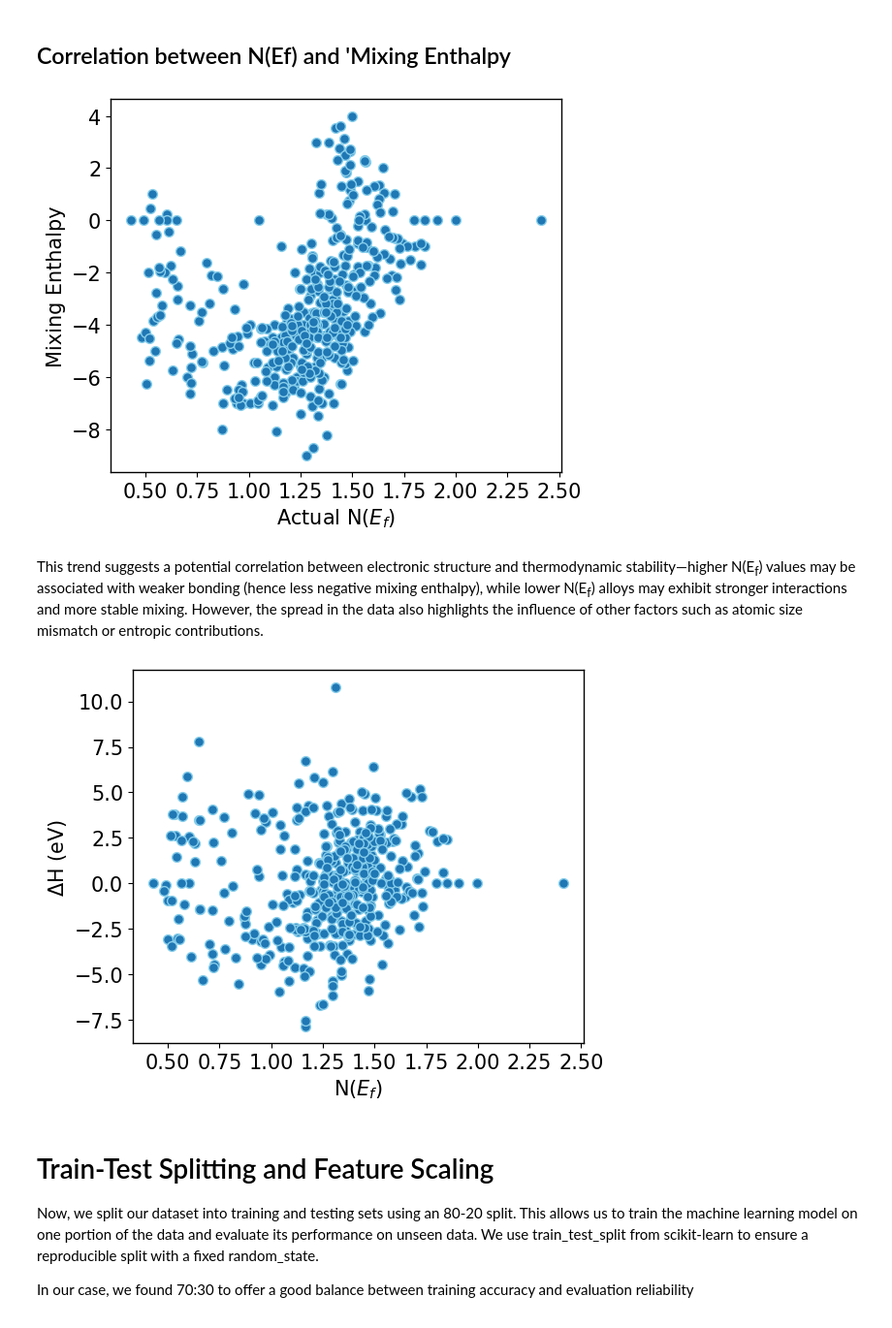
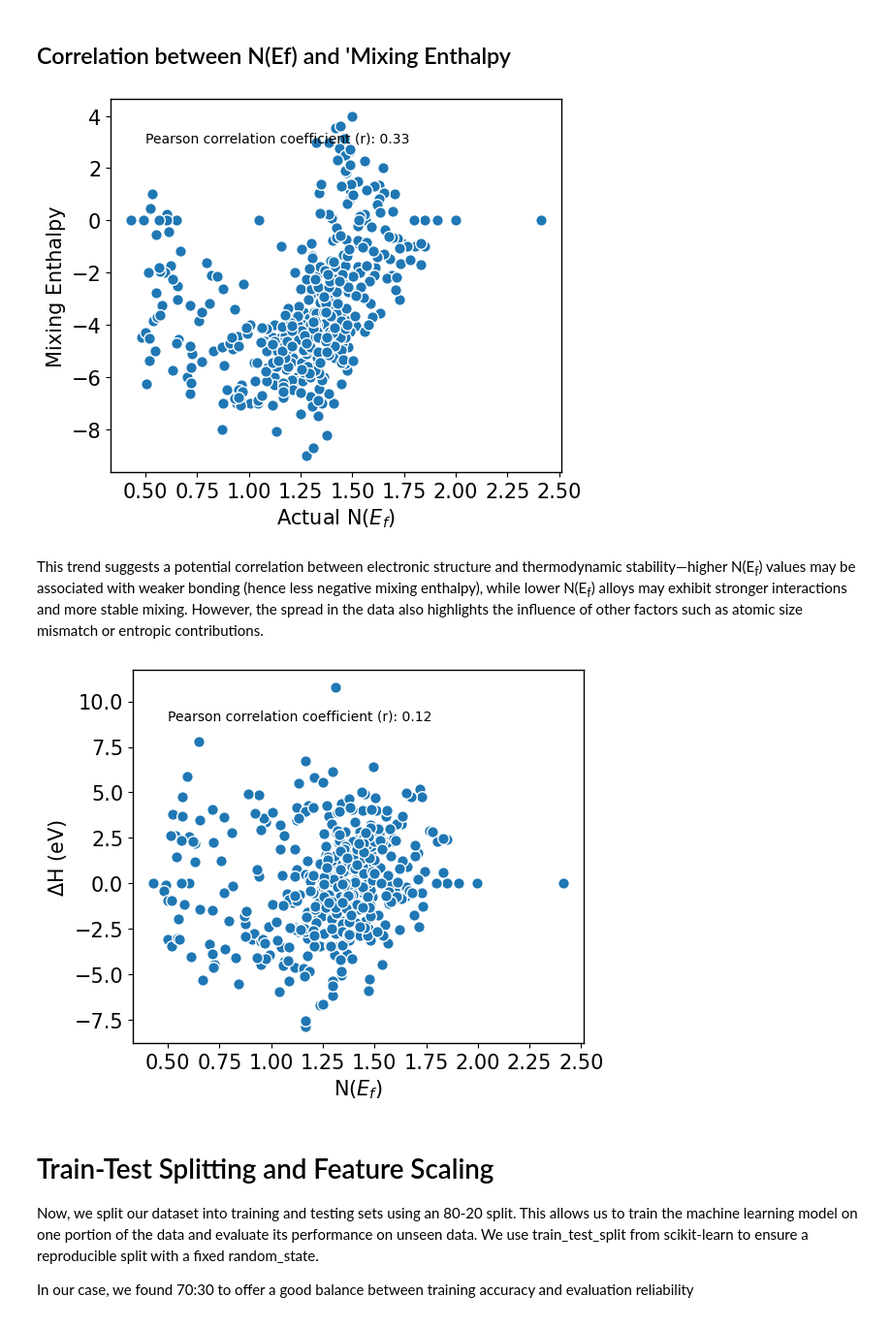
Before and after one commit to dppant/electronic-DOS-prediction, a Jupyter notebook: process-design-develop-model.ipynb, the cells around one changed output. Shown at 97% size. Cells and saved outputs as stored; diff of their text form; code cells hidden in the pictures.

```diff
--- a/process-design-develop-model.ipynb
+++ b/process-design-develop-model.ipynb
@@ -461,8 +245,7 @@ df.head()
 | 3 | Cr50Ti50 | 1.4112 | 0.734815 | BCC | -7.0 | 5.0 | 1787.5 | ... |
 | 4 | Cr50V50 | 1.2213 | -2.022501 | BCC | -2.0 | 5.5 | 1908.5 | ... |
 # %%
-df.to_csv('Final_df_all_bcc.csv', index=False)
-df= pd.read_csv('Final_df_all_bcc.csv')
+df.to_csv('final_df_all_bcc.csv', index=False)
 df.info()
 # %% [output]
 <class 'pandas.core.frame.DataFrame'>
@@ -587,30 +373,30 @@ df.head()
 # %%
 import matplotlib.pyplot as plt
 
 plt.figure(figsize=(6, 5))
 fs = 15
-plt.scatter(df['N(Ef)'], df['Mixing Enthalpy'], marker='o', c= 'tab:blue', s=50, edgecolor='skyblue')
+plt.scatter(df['N(Ef)'], df['Mixing Enthalpy'], marker='o', c= 'tab:blue', s=70, edgecolor='w')
 plt.xlabel(r'Actual N($E_f$)', fontsize=fs)
 plt.ylabel('Mixing Enthalpy', fontsize=fs)
 plt.xticks(fontsize=fs)
 plt.yticks(fontsize=fs)
 
 # Calculate Pearson correlation coefficient
 
 r = np.corrcoef(df['N(Ef)'], df['Mixing Enthalpy'])[0, 1]
 # print("Pearson correlation coefficient (r):", r)
 
 # Adjusting spine linewidth
 sp=1
 ax = plt.gca()
 ax.spines['top'].set_linewidth(sp)
 ax.spines['right'].set_linewidth(sp)
 ax.spines['left'].set_linewidth(sp)
 ax.spines['bottom'].set_linewidth(sp)
-plt.text(0.5, -6, f'Pearson correlation coefficient (r): {r:.2f}')
+plt.text(0.5, 3, f'Pearson correlation coefficient (r): {r:.2f}')
 plt.show()
 # %% [output]
-[figure, old version]
+[figure, new version]
 # %% [markdown]
 This trend suggests a potential correlation between electronic structure and thermodynamic stability—higher N(E<sub>f</sub>) values may be associated with weaker bonding (hence less negative mixing enthalpy), while lower N(E<sub>f</sub>) alloys may exhibit stronger interactions and more stable mixing. However, the spread in the data also highlights the influence of other factors such as atomic size mismatch or entropic contributions.
 # %%
@@ -618,12 +404,16 @@ import matplotlib.pyplot as plt
 
 plt.figure(figsize=(6, 5))
 fs = 15
-plt.scatter(df['N(Ef)'], df['DH (eV)'], marker='o', c= 'tab:blue', s=50, edgecolor='skyblue')
+plt.scatter(df['N(Ef)'], df['DH (eV)'], marker='o', c= 'tab:blue', s=70, edgecolor='w')
 plt.xlabel('N($E_f$)', fontsize=fs)
 plt.ylabel('$\Delta$H (eV)', fontsize=fs)
 plt.xticks(fontsize=fs)
 plt.yticks(fontsize=fs)
 
+
+# Calculate Pearson correlation coefficient
+
+r = np.corrcoef(df['N(Ef)'], df['DH (eV)'])[0, 1]
 # Adjusting spine linewidth
 sp=1
 ax = plt.gca()
@@ -631,10 +421,11 @@ ax.spines['top'].set_linewidth(sp)
 ax.spines['right'].set_linewidth(sp)
 ax.spines['left'].set_linewidth(sp)
 ax.spines['bottom'].set_linewidth(sp)
+plt.text(0.5, 9, f'Pearson correlation coefficient (r): {r:.2f}')
 
 plt.show()
 # %% [output]
-[figure, old version]
+[figure, new version]
 # %% [markdown]
 # Train-Test Splitting and Feature Scaling
 Now, we split our dataset into training and testing sets using an 80-20 split. This allows us to train the machine learning model on one portion of the data and evaluate its performance on unseen data. We use train_test_split from scikit-learn to ensure a reproducible split with a fixed random_state.
```
Also changed, not shown: parts of 33 cells of this notebook, 9 other files.
